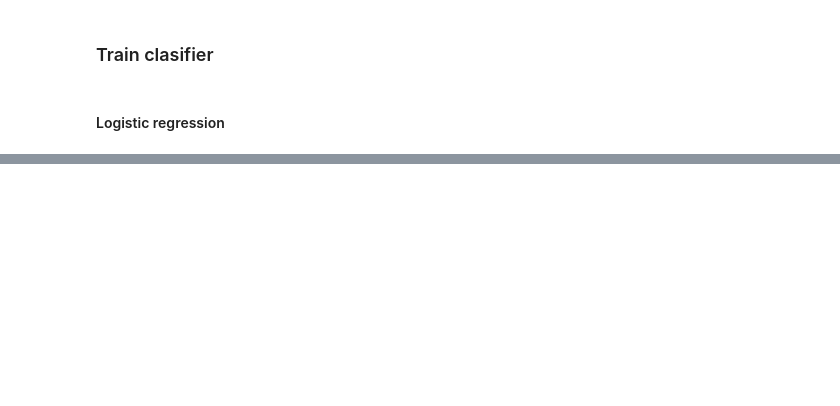
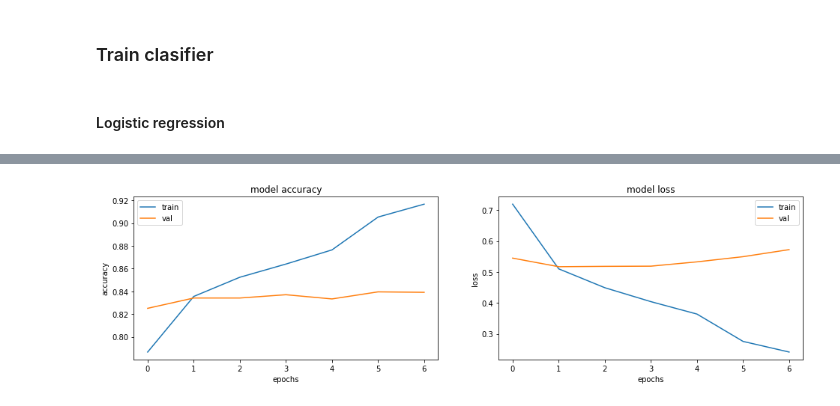
Before and after one commit to vseloved/prj-nlp-2020, a Jupyter notebook: students/DimaSakovich/11-nn/notebook.ipynb, the cells around one changed output, grey strips where cells are left out. Drawn from its saved outputs; the diff is of its cells as text; code cells hidden in the pictures; blank space fills up the shorter version.

```diff
--- a/students/DimaSakovich/11-nn/notebook.ipynb
+++ b/students/DimaSakovich/11-nn/notebook.ipynb
@@ -668,0 +554,4 @@ weighted avg       0.94      0.94      0.94     12340
+# %%
+pos_tags = list(sorted(filter(lambda x: isinstance(x, str), set(np.hstack(train_df[pos_columns].values)))))
+pos_tags_mapping = dict(zip(pos_tags, range(1, len(pos_tags)+1)))
+# pos_tags_mapping
@@ -668,0 +596,5 @@ weighted avg       0.94      0.94      0.94     12340
+# %%
+X_lemma_train, X_pos_train, y_train = make_nn_features(train_features, train_labels)
+X_lemma_test, X_pos_test, y_test = make_nn_features(test_features, test_labels)
+
+print(X_lemma_train.shape, X_pos_train.shape, y_train.shape)
@@ -668,0 +625,8 @@ weighted avg       0.94      0.94      0.94     12340
+# %%
+callbacks = [
+    tf.keras.callbacks.ReduceLROnPlateau(patience=3, factor=0.2, verbose=True),
+    tf.keras.callbacks.EarlyStopping(patience=5, min_delta=1e-3, verbose=True),
+    tf.keras.callbacks.ModelCheckpoint(filepath='lemma_pos_lstm.h5', save_best_only=True, verbose=True)
+]
+
+model.summary()
@@ -668,0 +651,8 @@ weighted avg       0.94      0.94      0.94     12340
+# %%
+history = model.fit(x=[X_lemma_train, X_pos_train], y=y_train,
+                    class_weight='balanced',
+                    epochs=100,
+                    batch_size=32,
+                    callbacks=callbacks,
+                    validation_data=([X_lemma_test, X_pos_test], y_test),
+                    verbose=1)
@@ -668,0 +677,22 @@ weighted avg       0.94      0.94      0.94     12340
+# %%
+plt.figure(figsize=(16, 4))
+
+plt.subplot(1, 2, 1)
+plt.plot(history.history['categorical_accuracy'])
+plt.plot(history.history['val_categorical_accuracy'])
+plt.title('model accuracy')
+plt.ylabel('accuracy')
+plt.xlabel('epochs')
+plt.legend(['train', 'val'], loc='upper left')
+
+plt.subplot(1, 2, 2)
+plt.plot(history.history['loss'])
+plt.plot(history.history['val_loss'])
+plt.title('model loss')
+plt.ylabel('loss')
+plt.xlabel('epochs')
+plt.legend(['train', 'val'], loc='upper right')
+
+plt.show()
+# %% [output]
+[figure, added]
```
Also changed, not shown: parts of 68 cells of this notebook.
